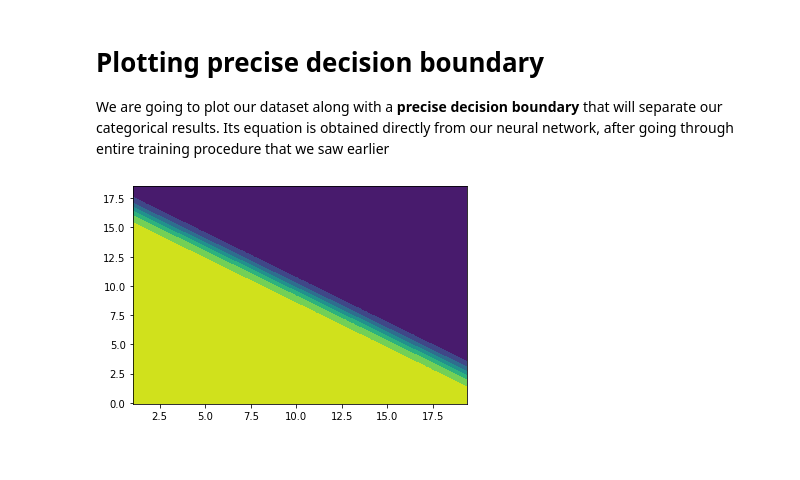
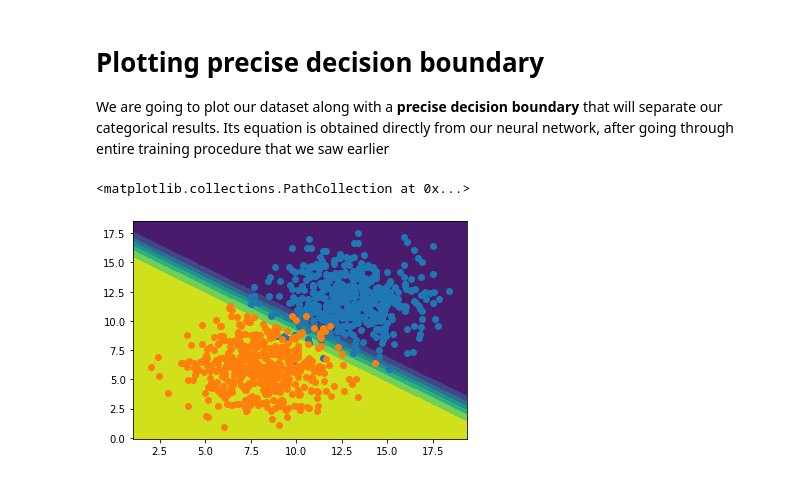
Before and after one commit to hpt1988/Applied-Deep-Learning_The-Complete-Self-Driving-Car-Course, a Jupyter notebook: keras/perceptron.ipynb, the cells around one changed output. Drawn from its saved outputs; the diff is of its cells as text; code cells hidden in the pictures.

Commit message:
plot of data points added to the decision boundary plot

```diff
--- a/keras/perceptron.ipynb
+++ b/keras/perceptron.ipynb
@@ -160,7 +160,10 @@ def plot_decision_boundary(X, y, model):
 
     # Create a 2D contour plot of our predicted results
     plt.contourf(xx, yy, z)
-# %%
-plot_decision_boundary(X, y, model)
-# %% [output]
-[figure, removed]
+# %%
+plot_decision_boundary(X, y, model)
+plt.scatter(X[:n_pts,0], X[:n_pts,1])
+plt.scatter(X[n_pts:,0], X[n_pts:,1])
+# %% [output]
+<matplotlib.collections.PathCollection at 0x...>
+[figure, added]
```
